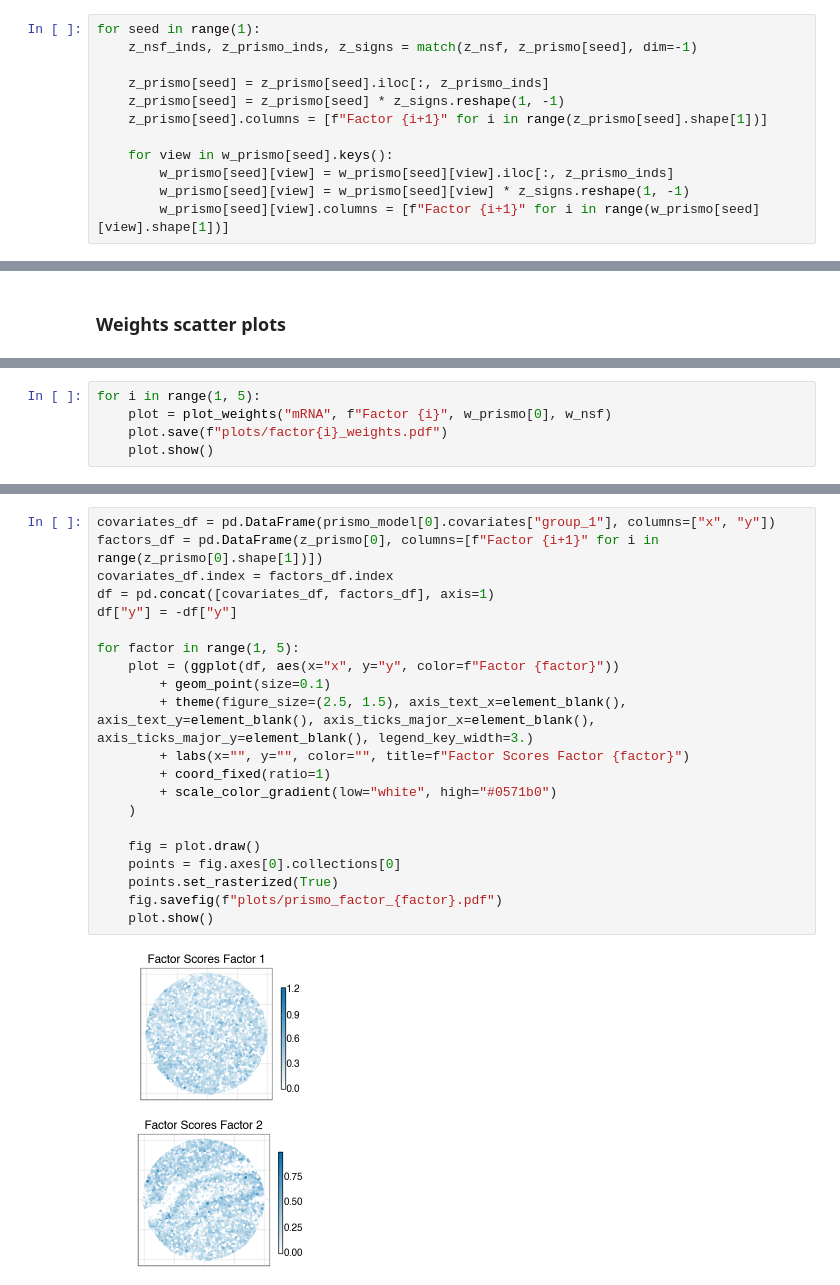
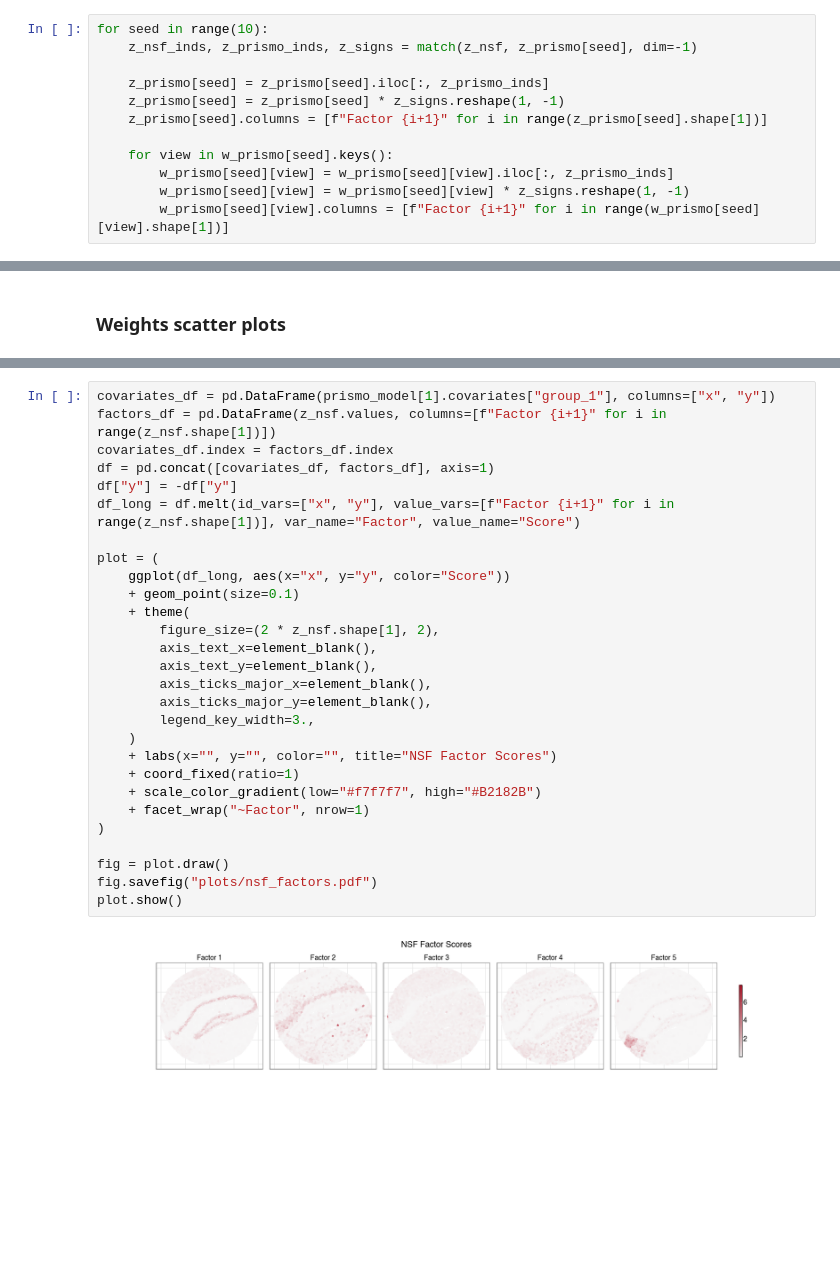
Before and after one commit to bioFAM/mofaflex-analysis, a Jupyter notebook: comparison_nsf/analysis.ipynb, the cells around one changed output, grey strips where cells are left out. Saved outputs shown, nothing was run; the diff lists cells and outputs as text; blank space fills up the shorter version.

```diff
--- a/comparison_nsf/analysis.ipynb
+++ b/comparison_nsf/analysis.ipynb
@@ -146,7 +57,7 @@ for seed in range(1):
 # %% [markdown]
 ### Factor matching based on correlation
 # %%
-for seed in range(1):
+for seed in range(10):
     z_nsf_inds, z_prismo_inds, z_signs = match(z_nsf, z_prismo[seed], dim=-1)
 
     z_prismo[seed] = z_prismo[seed].iloc[:, z_prismo_inds]
@@ -226,5 +184,0 @@ def plot_weights(view, factor, w_prismo, w_nsf):
-# %%
-for i in range(1, 5):
-    plot = plot_weights("mRNA", f"Factor {i}", w_prismo[0], w_nsf)
-    plot.save(f"plots/factor{i}_weights.pdf")
-    plot.show()
@@ -260,24 +218,30 @@ def plot_factors(factor, z_prismo, z_nsf):
 # %%
-covariates_df = pd.DataFrame(prismo_model[0].covariates["group_1"], columns=["x", "y"])
-factors_df = pd.DataFrame(z_prismo[0], columns=[f"Factor {i+1}" for i in range(z_prismo[0].shape[1])])
+covariates_df = pd.DataFrame(prismo_model[1].covariates["group_1"], columns=["x", "y"])
+factors_df = pd.DataFrame(z_nsf.values, columns=[f"Factor {i+1}" for i in range(z_nsf.shape[1])])
 covariates_df.index = factors_df.index
 df = pd.concat([covariates_df, factors_df], axis=1)
 df["y"] = -df["y"]
+df_long = df.melt(id_vars=["x", "y"], value_vars=[f"Factor {i+1}" for i in range(z_nsf.shape[1])], var_name="Factor", value_name="Score")
 
-for factor in range(1, 5):
-    plot = (ggplot(df, aes(x="x", y="y", color=f"Factor {factor}"))
-        + geom_point(size=0.1)
-        + theme(figure_size=(2.5, 1.5), axis_text_x=element_blank(), axis_text_y=element_blank(), axis_ticks_major_x=element_blank(), axis_ticks_major_y=element_blank(), legend_key_width=3.)
-        + labs(x="", y="", color="", title=f"Factor Scores Factor {factor}")
-        + coord_fixed(ratio=1)
-        + scale_color_gradient(low="white", high="#0571b0")
+plot = (
+    ggplot(df_long, aes(x="x", y="y", color="Score"))
+    + geom_point(size=0.1)
+    + theme(
+        figure_size=(2 * z_nsf.shape[1], 2),
+        axis_text_x=element_blank(),
+        axis_text_y=element_blank(),
+        axis_ticks_major_x=element_blank(),
+        axis_ticks_major_y=element_blank(),
+        legend_key_width=3.,
     )
+    + labs(x="", y="", color="", title="NSF Factor Scores")
+    + coord_fixed(ratio=1)
+    + scale_color_gradient(low="#f7f7f7", high="#B2182B")
+    + facet_wrap("~Factor", nrow=1)
+)
 
-    fig = plot.draw()
-    points = fig.axes[0].collections[0]
-    points.set_rasterized(True)
-    fig.savefig(f"plots/prismo_factor_{factor}.pdf")
-    plot.show()
+fig = plot.draw()
+fig.savefig("plots/nsf_factors.pdf")
+plot.show()
 # %% [output]
-[figure, old version]
+[figure, new version]
-[figure, removed]
```
Also changed, not shown: parts of 20 cells of this notebook, 30 other files.
